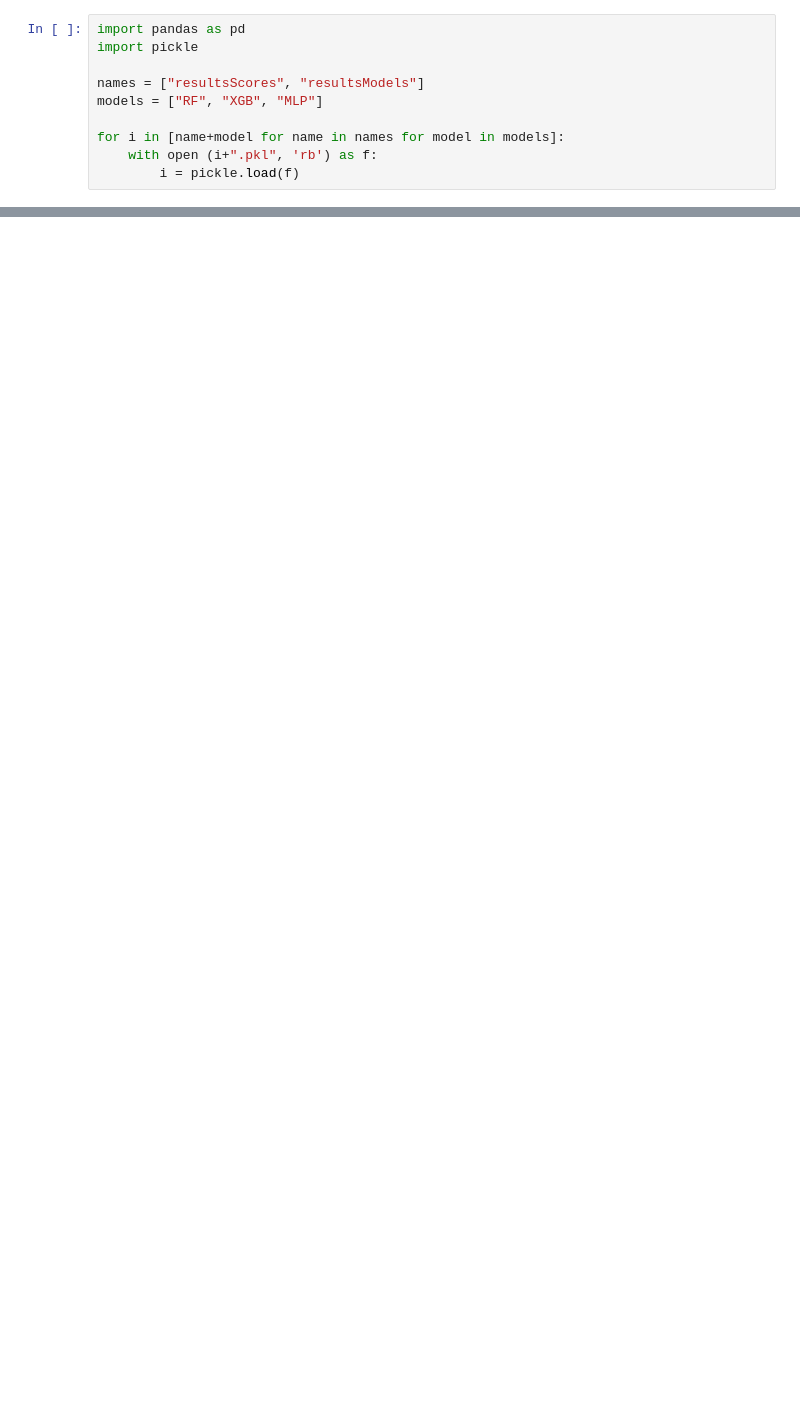
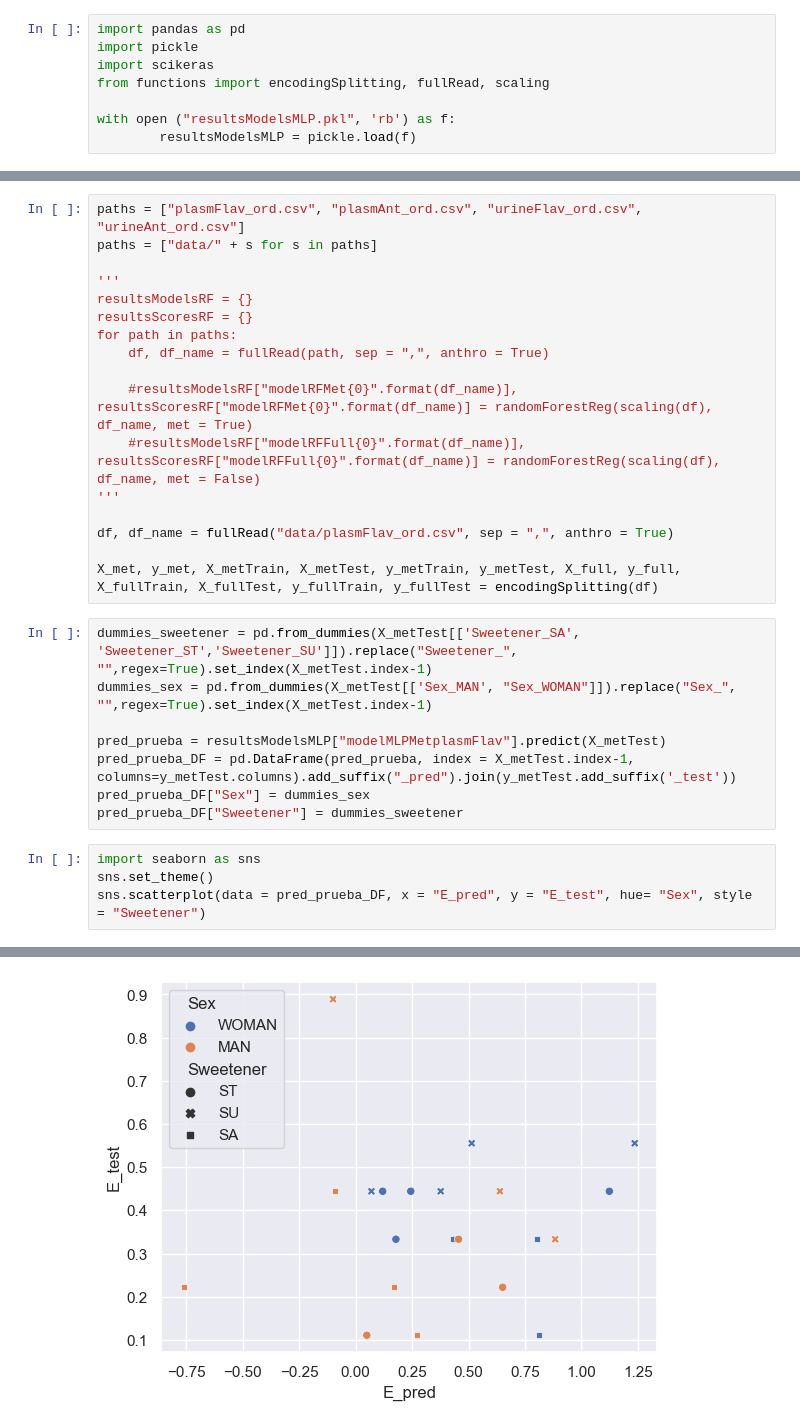
Before and after one commit to dhprieto/thirdArt, a Jupyter notebook: newPlots.ipynb, the cells around one changed output, grey strips where cells are left out. Saved outputs shown, nothing was run; the diff lists cells and outputs as text; blank space fills up the shorter version.

Commit message:
working on plots

```diff
--- a/newPlots.ipynb
+++ b/newPlots.ipynb
@@ -1,10 +1,8 @@
 # %%
 import pandas as pd
 import pickle
+import scikeras
+from functions import encodingSplitting, fullRead, scaling
 
-names = ["resultsScores", "resultsModels"]
-models = ["RF", "XGB", "MLP"]
-
-for i in [name+model for name in names for model in models]:
-    with open (i+".pkl", 'rb') as f:
-        i = pickle.load(f)
+with open ("resultsModelsMLP.pkl", 'rb') as f:
+        resultsModelsMLP = pickle.load(f)
@@ -34,0 +34,30 @@ ValueError: X has shape (12,), but this KerasRegressor is expecting X of shape (
+# %%
+paths = ["plasmFlav_ord.csv", "plasmAnt_ord.csv", "urineFlav_ord.csv", "urineAnt_ord.csv"]
+paths = ["data/" + s for s in paths]
+
+'''
+resultsModelsRF = {}
+resultsScoresRF = {}
+for path in paths:
+    df, df_name = fullRead(path, sep = ",", anthro = True)
+
+    #resultsModelsRF["modelRFMet{0}".format(df_name)], resultsScoresRF["modelRFMet{0}".format(df_name)] = randomForestReg(scaling(df), df_name, met = True)
+    #resultsModelsRF["modelRFFull{0}".format(df_name)], resultsScoresRF["modelRFFull{0}".format(df_name)] = randomForestReg(scaling(df), df_name, met = False)
+'''
+
+df, df_name = fullRead("data/plasmFlav_ord.csv", sep = ",", anthro = True)
+
+X_met, y_met, X_metTrain, X_metTest, y_metTrain, y_metTest, X_full, y_full, X_fullTrain, X_fullTest, y_fullTrain, y_fullTest = encodingSplitting(df)
+# %%
+dummies_sweetener = pd.from_dummies(X_metTest[['Sweetener_SA', 'Sweetener_ST','Sweetener_SU']]).replace("Sweetener_", "",regex=True).set_index(X_metTest.index-1)
+dummies_sex = pd.from_dummies(X_metTest[['Sex_MAN', "Sex_WOMAN"]]).replace("Sex_", "",regex=True).set_index(X_metTest.index-1)
+
+pred_prueba = resultsModelsMLP["modelMLPMetplasmFlav"].predict(X_metTest)
+pred_prueba_DF = pd.DataFrame(pred_prueba, index = X_metTest.index-1, columns=y_metTest.columns).add_suffix("_pred").join(y_metTest.add_suffix('_test'))
+pred_prueba_DF["Sex"] = dummies_sex
+pred_prueba_DF["Sweetener"] = dummies_sweetener
+# %%
+import seaborn as sns
+sns.set_theme()
+sns.scatterplot(data = pred_prueba_DF, x = "E_pred", y = "E_test", hue= "Sex", style = "Sweetener")
+# %% [output]
@@ -34,0 +65 @@ ValueError: X has shape (12,), but this KerasRegressor is expecting X of shape (
+[figure, added]
```
Also changed, not shown: parts of 5 cells of this notebook, 3 other files.
